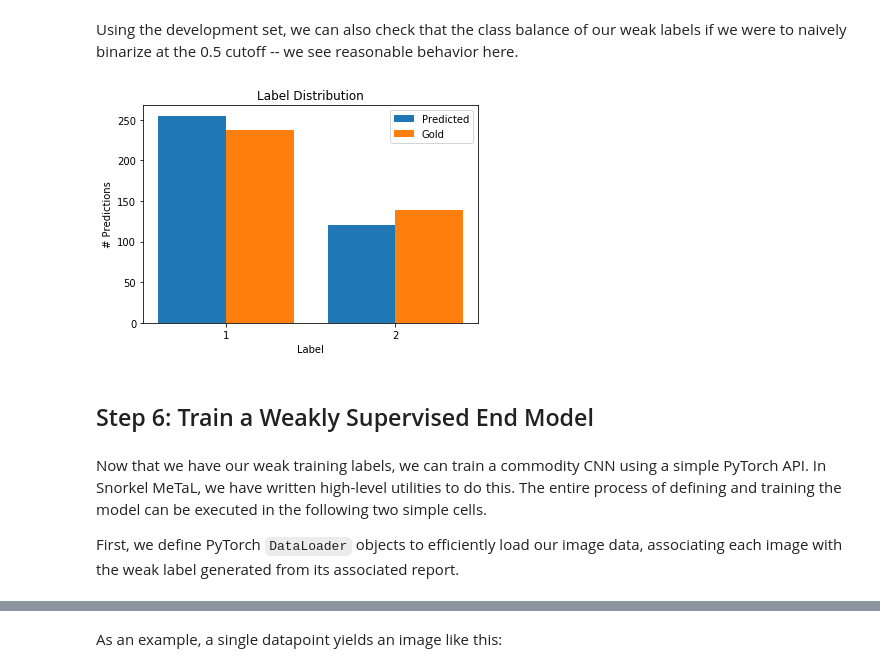
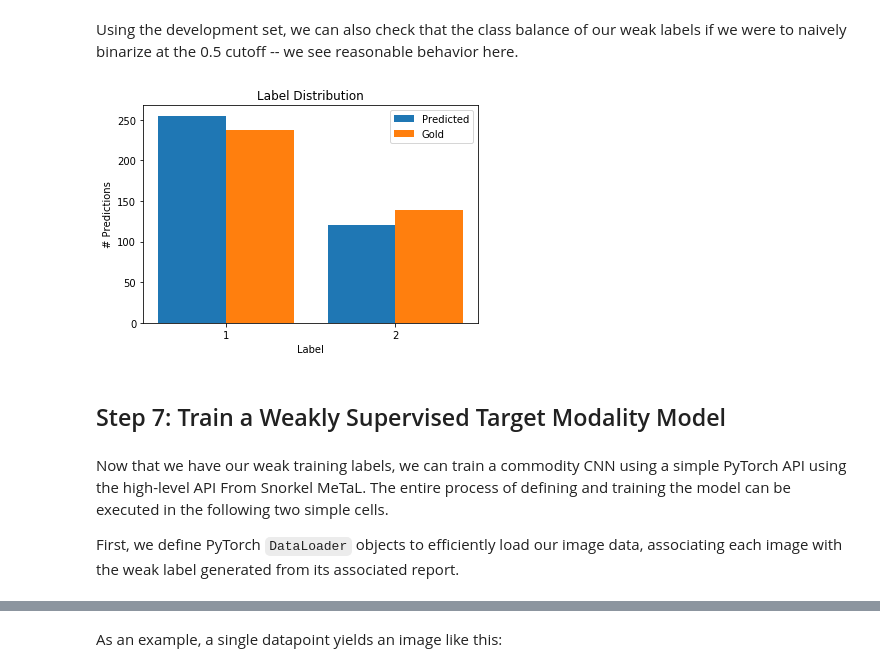
Before and after one commit to HazyResearch/cross-modal-ws-demo, a Jupyter notebook: openi_demo/openi_demo.ipynb, the cells around one changed output, grey strips where cells are left out. Drawn from its saved outputs; the diff is of its cells as text; code cells hidden in the pictures.

```diff
--- a/openi_demo/openi_demo.ipynb
+++ b/openi_demo/openi_demo.ipynb
@@ -262,6 +280,8 @@ We perform a simple random hyperparameter search over learning rate and L2 regul
 from metal.label_model import LabelModel
 from metal.logging import LogWriter
 from metal.tuners import RandomSearchTuner
+import warnings
+warnings.filterwarnings('ignore')
 
 # Creating search space
 search_space = {
@@ -272,10 +292,10 @@ search_space = {
 searcher = RandomSearchTuner(LabelModel, log_dir='./run_logs',
             log_writer_class=None)
 
-# Training label model
-label_model = searcher.search(search_space, (Ls[1],Ys[1]), \
+# Training generative model
+gm = searcher.search(search_space, (Ls[1],Ys[1]), \
         train_args=[Ls[0]], init_args=[],
         init_kwargs={'k':2, 'seed':1701},
         train_kwargs={'n_epochs':200},
-        max_search=40,
-        verbose=True)
+        max_search=20,
+        verbose=False)
@@ -349,14 +360,14 @@ Using the development set, we can also check that the class balance of our weak
 # %%
 from metal.contrib.visualization.analysis import plot_predictions_histogram
 # Obtaining binarized predictions
-Y_dev_p = label_model.predict(Ls[1])
+Y_dev_p = gm.predict(Ls[1])
 plot_predictions_histogram(Y_dev_p, Ys[1], title="Label Distribution")
 # %% [output]
-[figure, old version]
+[figure, new version]
 # %% [markdown]
-## Step 6: Train a Weakly Supervised End Model
+## Step 7: Train a Weakly Supervised Target Modality Model
 # %% [markdown]
-Now that we have our weak training labels, we can train a commodity CNN using a simple PyTorch API.  In Snorkel MeTaL, we have written high-level utilities to do this.  The entire process of defining and training the model can be executed in the following two simple cells.
+Now that we have our weak training labels, we can train a commodity CNN using a simple PyTorch API using the high-level API From Snorkel MeTaL.  The entire process of defining and training the model can be executed in the following two simple cells.
 
 First, we define PyTorch `DataLoader` objects to efficiently load our image data, associating each image with the weak label generated from its associated report.
 # %%
```
Also changed, not shown: parts of 32 cells of this notebook.
